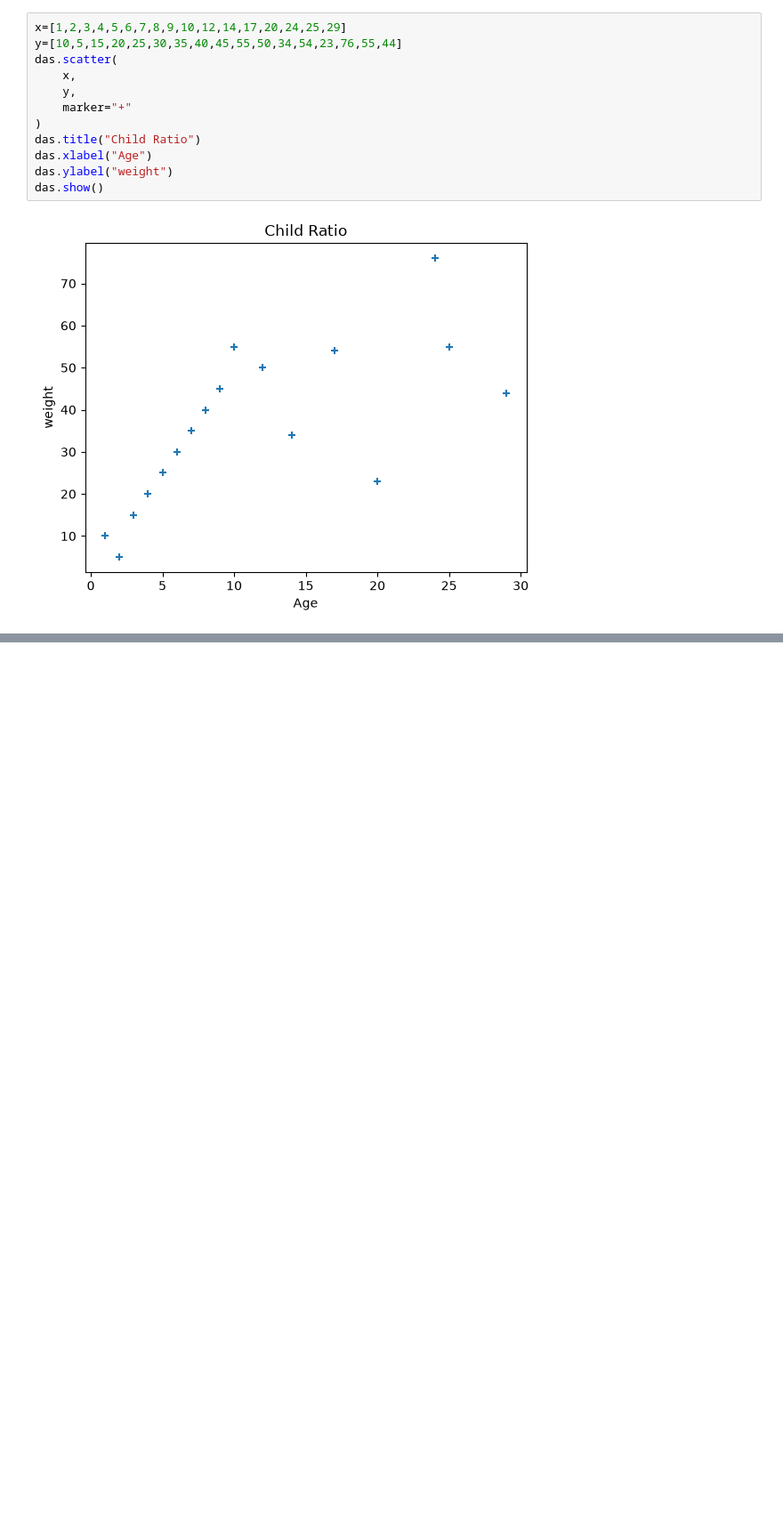
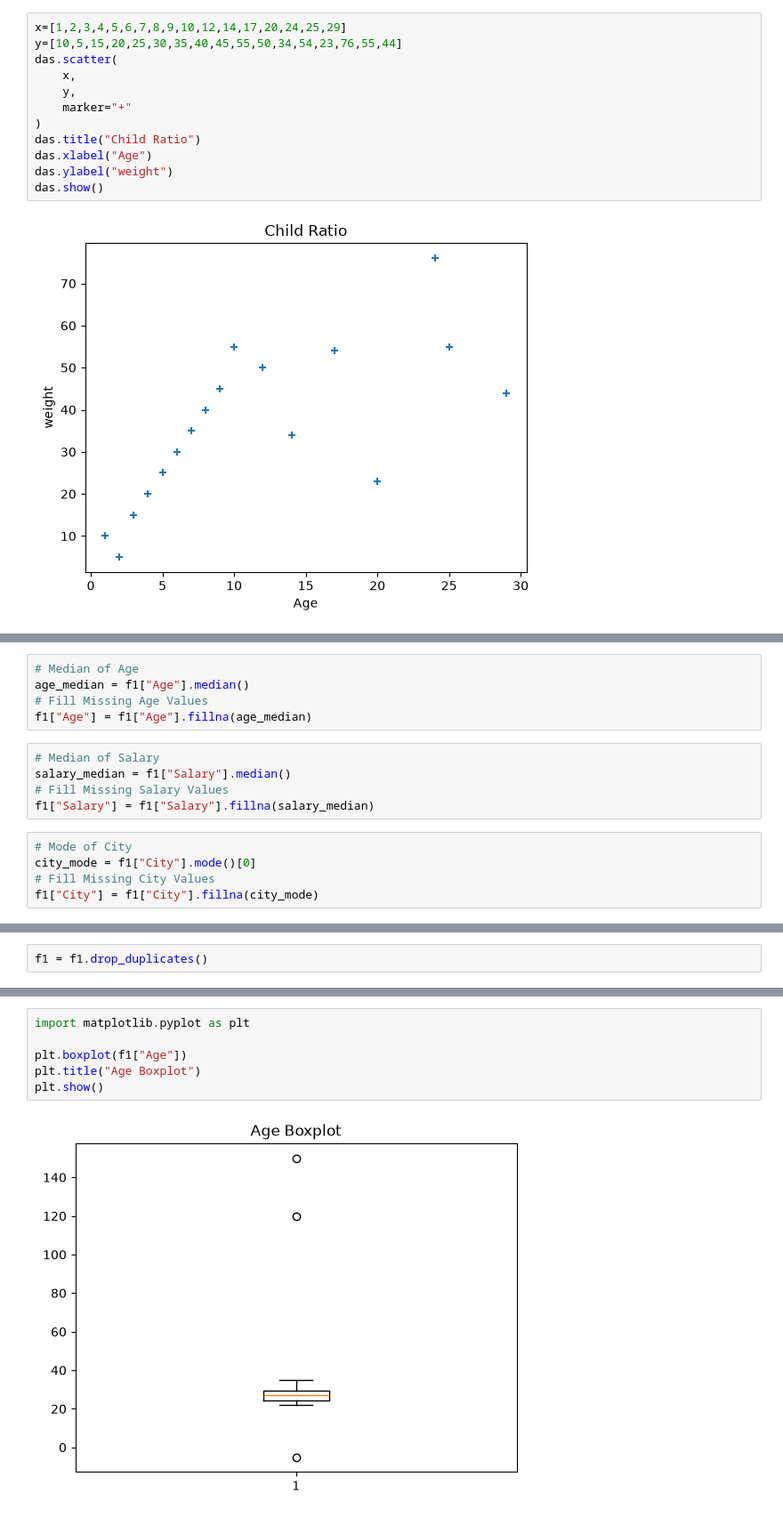
Before and after one commit to bhrantiknagar/Data-Science, a Jupyter notebook: Day_9.ipynb, the cells around one changed output, grey strips where cells are left out. Shown at 89% size. Drawn from its saved outputs; the diff is of its cells as text; blank space fills up the shorter version.

```diff
--- a/Day_9.ipynb
+++ b/Day_9.ipynb
@@ -152,0 +277,15 @@ das.show()
+# %%
+# Median of Age
+age_median = f1["Age"].median()
+# Fill Missing Age Values
+f1["Age"] = f1["Age"].fillna(age_median)
+# %%
+# Median of Salary
+salary_median = f1["Salary"].median()
+# Fill Missing Salary Values
+f1["Salary"] = f1["Salary"].fillna(salary_median)
+# %%
+# Mode of City
+city_mode = f1["City"].mode()[0]
+# Fill Missing City Values
+f1["City"] = f1["City"].fillna(city_mode)
@@ -152,0 +327,2 @@ das.show()
+# %%
+f1 = f1.drop_duplicates()
@@ -152,0 +372,8 @@ das.show()
+# %%
+import matplotlib.pyplot as plt
+
+plt.boxplot(f1["Age"])
+plt.title("Age Boxplot")
+plt.show()
+# %% [output]
+[figure, added]
```
Also changed, not shown: parts of 21 cells of this notebook, 2 other files.
